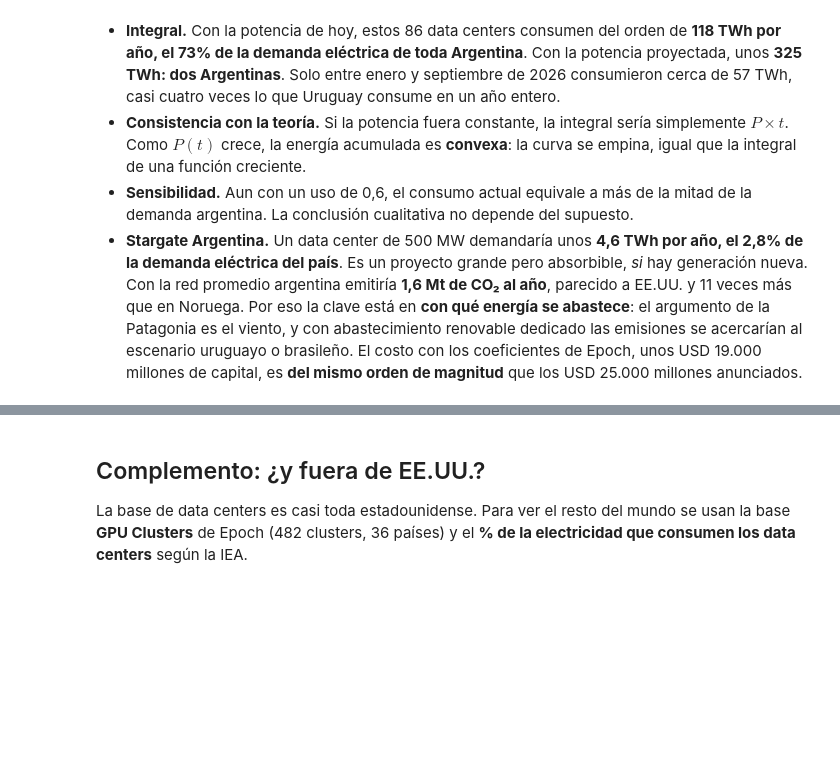
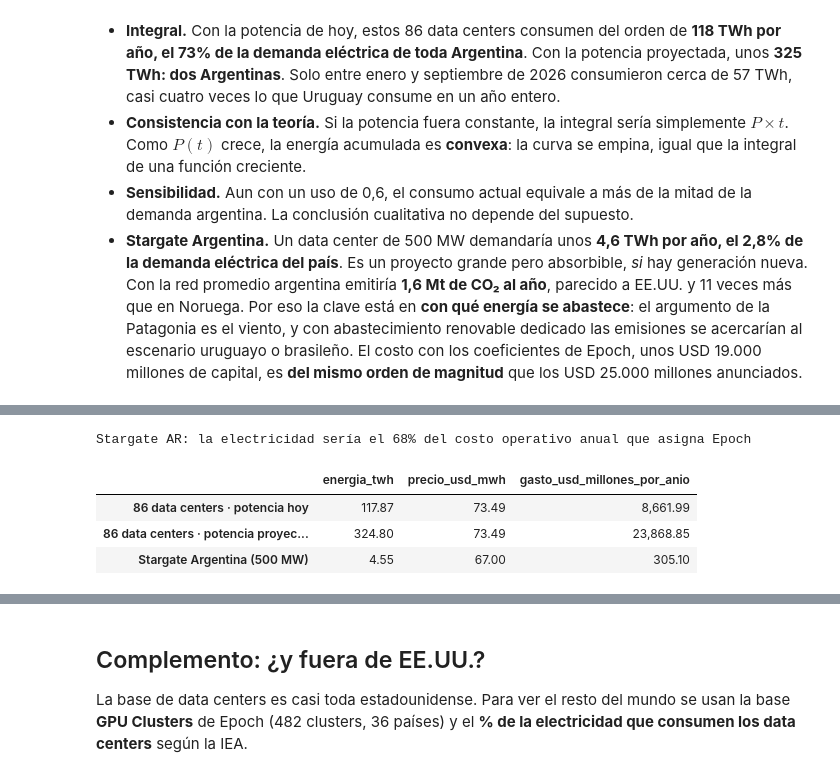
Before and after one commit to Datso653/datacenters-ia, a Jupyter notebook: notebooks/analisis_datacenters.ipynb, the cells around one changed output, grey strips where cells are left out. Drawn from its saved outputs; the diff is of its cells as text; code cells hidden in the pictures; blank space fills up the shorter version.

```diff
--- a/notebooks/analisis_datacenters.ipynb
+++ b/notebooks/analisis_datacenters.ipynb
@@ -747,0 +872,19 @@ plt.show()
+# %%
+PRECIO_EEUU_USD_MWH = precio_ponderado * 10   # ¢/kWh → USD/MWh
+PRECIO_AR_USD_MWH = 67
+
+gasto = pd.DataFrame({
+    "energia_twh": [twh_hoy, twh_proyectado, energia_ar],
+    "precio_usd_mwh": [PRECIO_EEUU_USD_MWH, PRECIO_EEUU_USD_MWH, PRECIO_AR_USD_MWH],
+}, index=["86 data centers · potencia hoy", "86 data centers · potencia proyectada", "Stargate Argentina (500 MW)"])
+gasto["gasto_usd_millones_por_anio"] = costos.gasto_electrico_usd_bn(gasto["energia_twh"], gasto["precio_usd_mwh"]) * 1000
+gasto_ar = gasto.loc["Stargate Argentina (500 MW)", "gasto_usd_millones_por_anio"]
+print(f"Stargate AR: la electricidad sería el {gasto_ar / (costo_ar['opex_anual_usd_bn'] * 1000):.0%} "
+      "del costo operativo anual que asigna Epoch")
+gasto
+# %% [output]
+Stargate AR: la electricidad sería el 68% del costo operativo anual que asigna Epoch
+|  | energia_twh | precio_usd_mwh | gasto_usd_millones_por_anio |
+| 86 data centers · potencia hoy | 117.87 | 73.49 | 8,661.99 |
+| 86 data centers · potencia proyec... | 324.80 | 73.49 | 23,868.85 |
+| Stargate Argentina (500 MW) | 4.55 | 67.00 | 305.10 |
```
Also changed, not shown: parts of 14 cells of this notebook, 17 other files.
